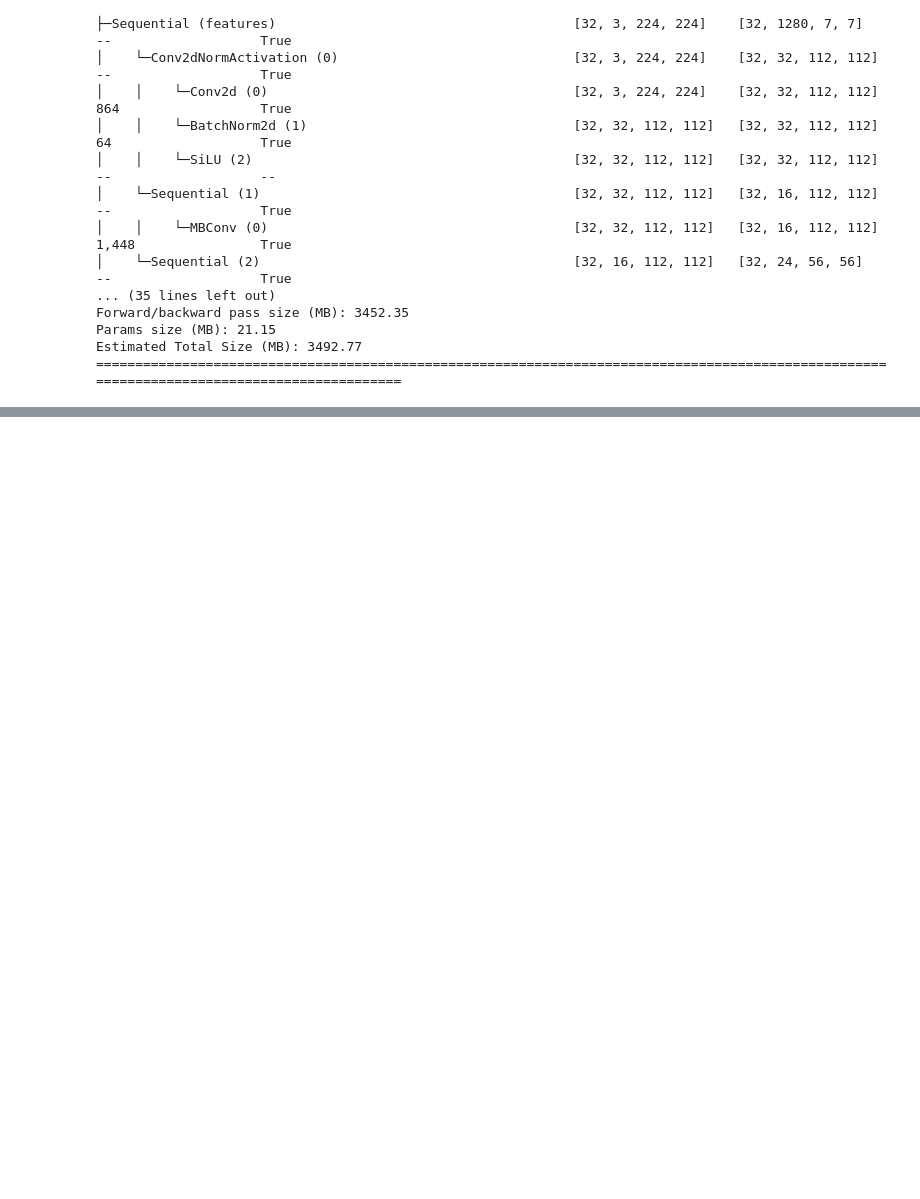
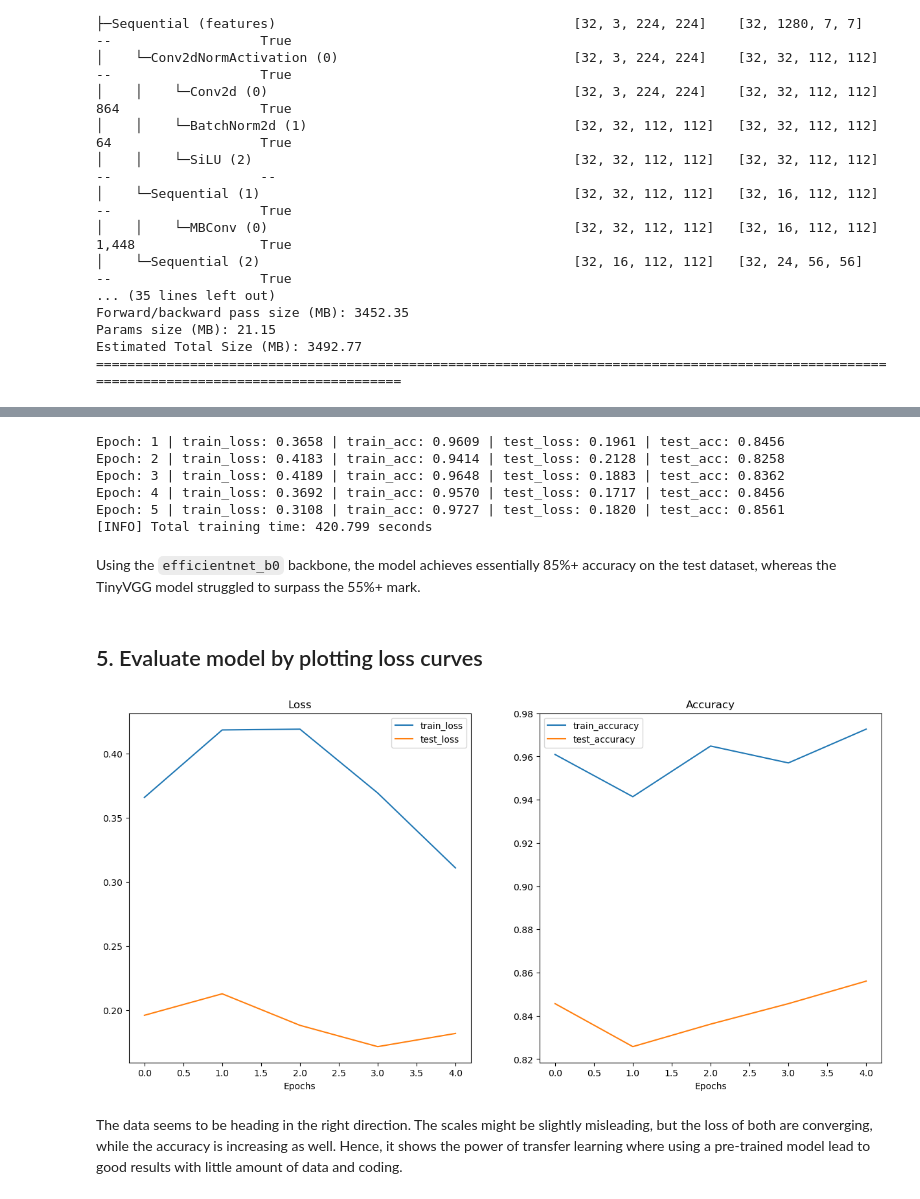
Before and after one commit to Aaron-Serpilin/Zero-To-Mastery-Pytorch, a Jupyter notebook: Fundamentals/06_PyTorch_Transfer_Learning.ipynb, the cells around one changed output, grey strips where cells are left out. Drawn from its saved outputs; the diff is of its cells as text; code cells hidden in the pictures; blank space fills up the shorter version.

Commit message:
Transfer learning layer freezing, training and predictions functionality added

```diff
--- a/Fundamentals/06_PyTorch_Transfer_Learning.ipynb
+++ b/Fundamentals/06_PyTorch_Transfer_Learning.ipynb
@@ -287,0 +313,12 @@ Estimated Total Size (MB): 3492.77
+# %%
+torch.manual_seed(42)
+torch.cuda.manual_seed(42)
+
+output_shape = len(class_names)
+
+model.classifier = torch.nn.Sequential(
+    torch.nn.Dropout(p=0.2, inplace=True),
+    torch.nn.Linear(in_features=1280,
+                    out_features=output_shape,
+                    bias=True)
+).to(device)
@@ -287,0 +362,47 @@ Estimated Total Size (MB): 3492.77
+# %%
+loss_fn = nn.CrossEntropyLoss()
+optimizer = torch.optim.Adam(model.parameters(), lr=0.001)
+# %%
+torch.manual_seed(42)
+torch.cuda.manual_seed(42)
+
+from timeit import default_timer as timer
+start_time = timer()
+
+results = engine.train(model=model,
+                       train_dataloader=train_dataloader,
+                       test_dataloader=test_dataloader,
+                       optimizer=optimizer,
+                       loss_fn=loss_fn,
+                       epochs=5,
+                       device=device)
+
+end_time = timer()
+print(f"[INFO] Total training time: {end_time-start_time:.3f} seconds")
+# %% [output]
+Epoch: 1 | train_loss: 0.3658 | train_acc: 0.9609 | test_loss: 0.1961 | test_acc: 0.8456
+Epoch: 2 | train_loss: 0.4183 | train_acc: 0.9414 | test_loss: 0.2128 | test_acc: 0.8258
+Epoch: 3 | train_loss: 0.4189 | train_acc: 0.9648 | test_loss: 0.1883 | test_acc: 0.8362
+Epoch: 4 | train_loss: 0.3692 | train_acc: 0.9570 | test_loss: 0.1717 | test_acc: 0.8456
+Epoch: 5 | train_loss: 0.3108 | train_acc: 0.9727 | test_loss: 0.1820 | test_acc: 0.8561
+[INFO] Total training time: 420.799 seconds
+# %% [markdown]
+Using the `efficientnet_b0` backbone, the model achieves essentially 85%+ accuracy on the test dataset, whereas the TinyVGG model struggled to surpass the 55%+ mark.
+# %% [markdown]
+## 5. Evaluate model by plotting loss curves
+# %%
+try:
+    from helper_functions import plot_loss_curves
+except:
+    print(f"[INFO] Could not find helper_functions.py, downloading...")
+    with open("helper_functions.py", "wb") as f:
+        import requests
+        request = requests.get("https://raw.githubusercontent.com/Aaron-Serpilin/Zero-To-Mastery-Pytorch/refs/heads/main/Fundamentals/helper_functions.py")
+        f.write(request.content)
+    from helper_functions import plot_loss_curves
+
+plot_loss_curves(results)
+# %% [output]
+[figure, added]
+# %% [markdown]
+The data seems to be heading in the right direction. The scales might be slightly misleading, but the loss of both are converging, while the accuracy is increasing as well. Hence, it shows the power of transfer learning where using a pre-trained model lead to good results with little amount of data and coding.
```
Also changed, not shown: parts of 11 cells of this notebook, 7 other files.
